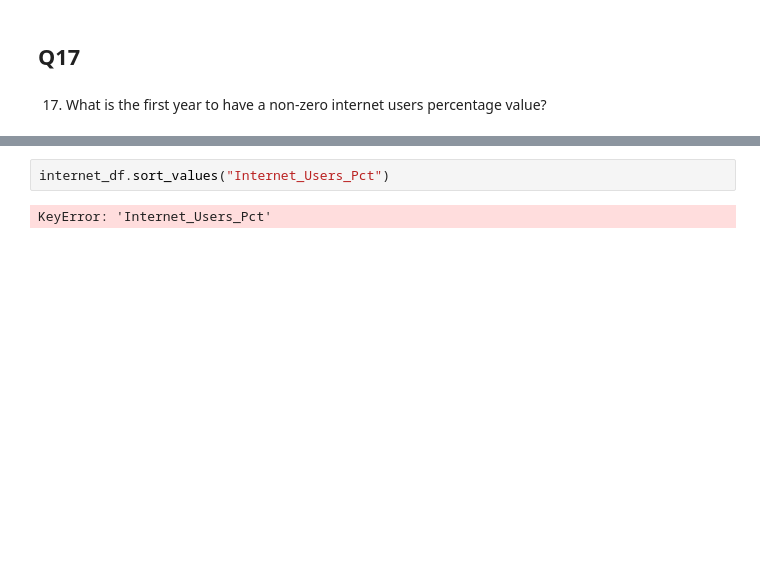
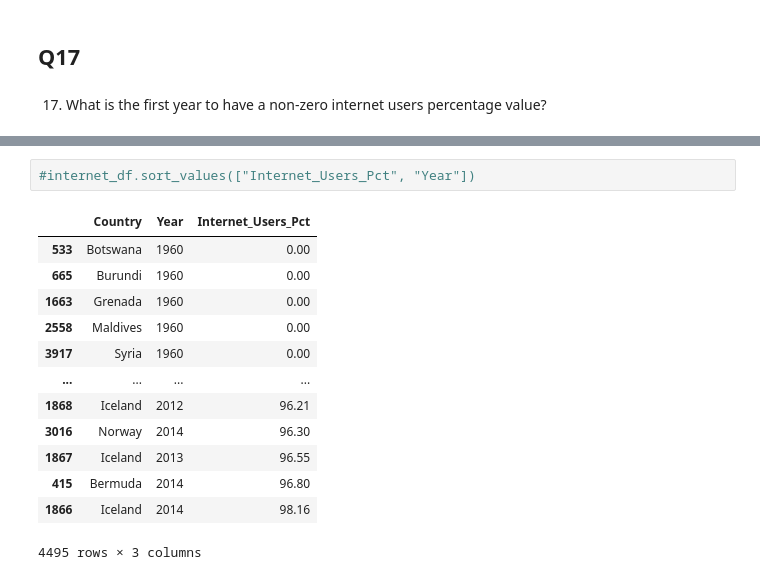
Before and after one commit to NSS-Data-Analytics-Cohort-11/undata-AdellAD4, a Jupyter notebook: notebooks/UN_data_analysis_DA11.ipynb, the cells around one changed output, grey strips where cells are left out. Drawn from its saved outputs; the diff is of its cells as text; blank space fills up the shorter version.

```diff
--- a/notebooks/UN_data_analysis_DA11.ipynb
+++ b/notebooks/UN_data_analysis_DA11.ipynb
@@ -464,4 +486,16 @@ Answer: The first thing I notice is there are significantly less rows than the G
 # %%
-internet_df.sort_values("Internet_Users_Pct")
+#internet_df.sort_values(["Internet_Users_Pct", "Year"])
 # %% [output]
+|  | Country | Year | Internet_Users_Pct |
+| 533 | Botswana | 1960 | 0.00 |
+| 665 | Burundi | 1960 | 0.00 |
+| 1663 | Grenada | 1960 | 0.00 |
+| 2558 | Maldives | 1960 | 0.00 |
+| 3917 | Syria | 1960 | 0.00 |
+| ... | ... | ... | ... |
+| 1868 | Iceland | 2012 | 96.21 |
+| 3016 | Norway | 2014 | 96.30 |
+| 1867 | Iceland | 2013 | 96.55 |
+| 415 | Bermuda | 2014 | 96.80 |
+| 1866 | Iceland | 2014 | 98.16 |
-KeyError: 'Internet_Users_Pct'
+4495 rows × 3 columns
```
Also changed, not shown: parts of 21 cells of this notebook, 2 other files.
